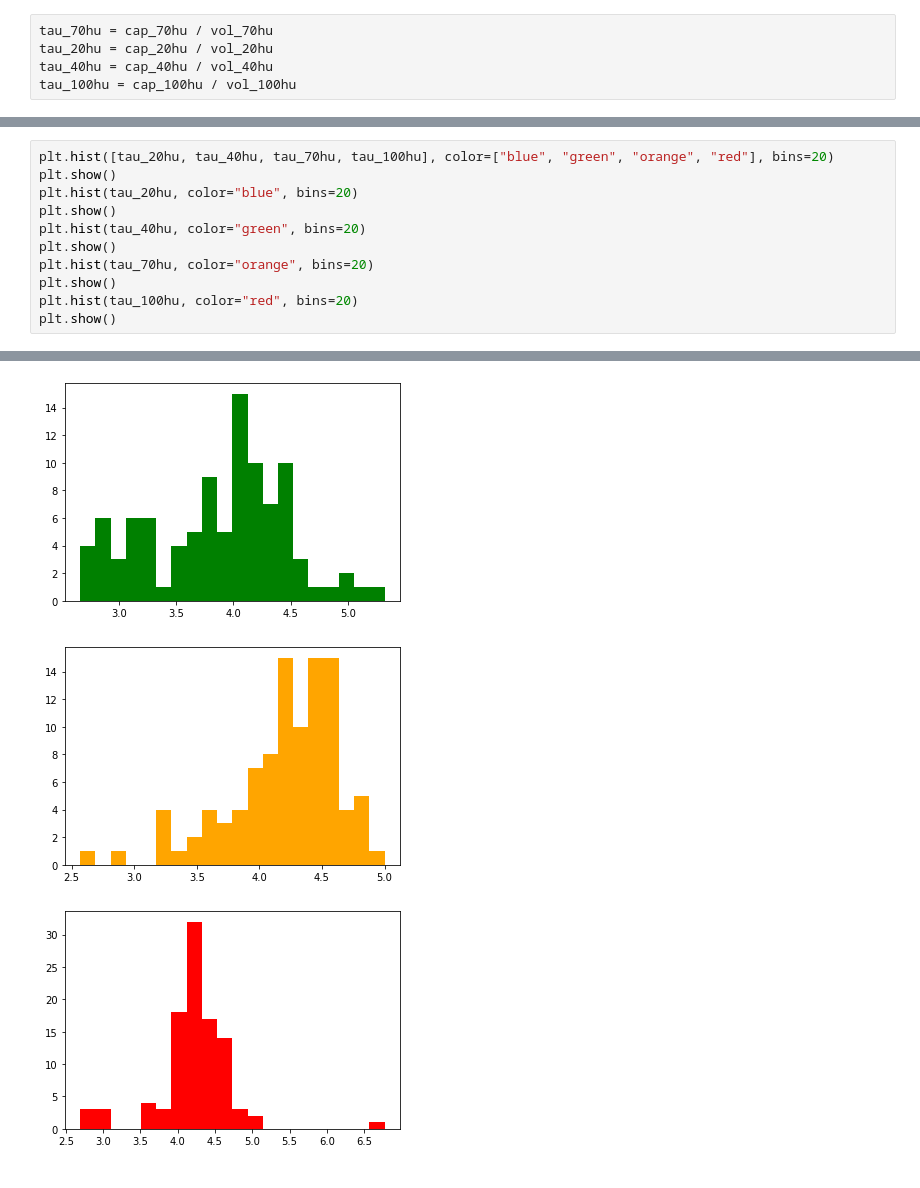
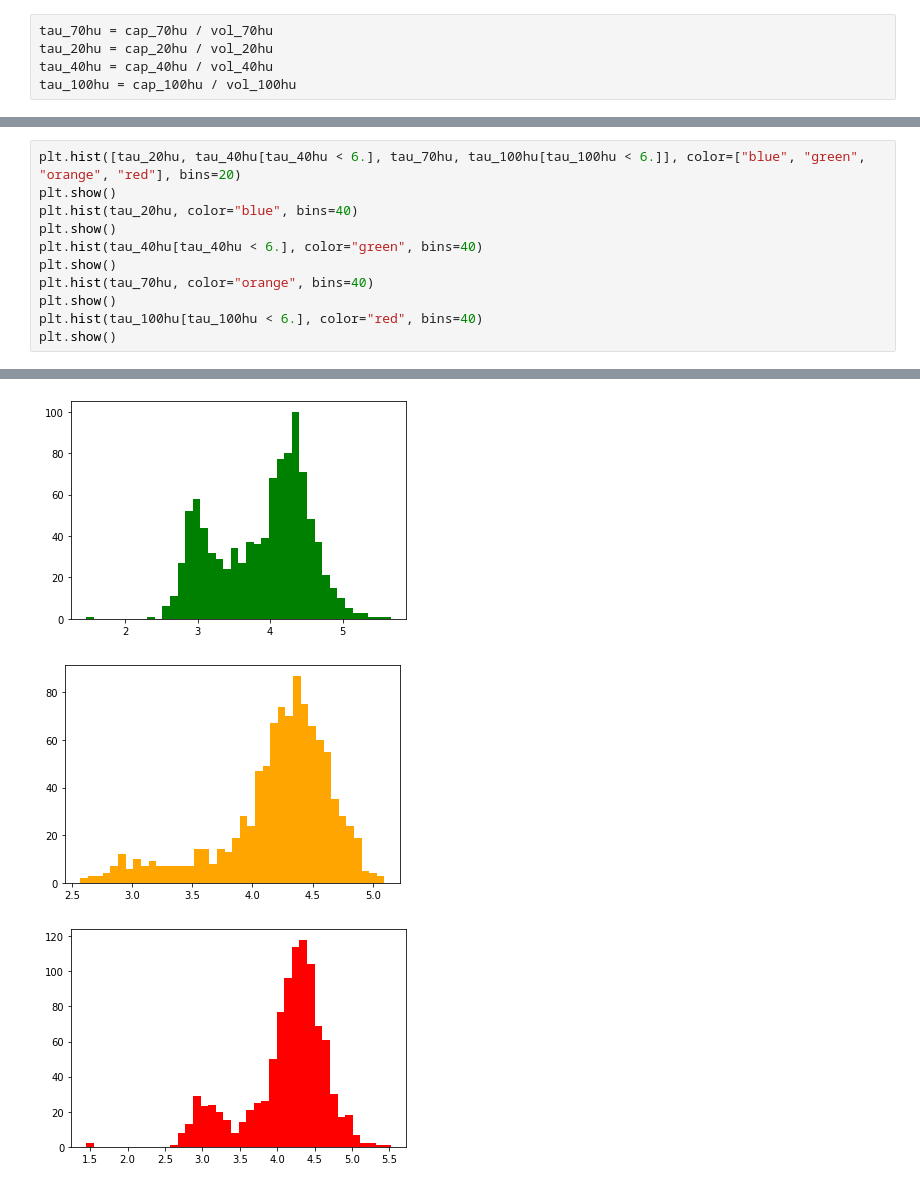
Before and after one commit to bogeorgiev/heating-up-dbs, a Jupyter notebook: explorations/toydata/hist-plots.ipynb, the cells around one changed output, grey strips where cells are left out. Saved outputs shown, nothing was run; the diff lists cells and outputs as text.

```diff
--- a/explorations/toydata/hist-plots.ipynb
+++ b/explorations/toydata/hist-plots.ipynb
@@ -33,12 +36,12 @@ print(tau_70hu.std(), tau_20hu.std(), tau_40hu.std(), tau_100hu.std())
 # %%
-plt.hist([tau_20hu, tau_40hu, tau_70hu, tau_100hu], color=["blue", "green", "orange", "red"], bins=20)
+plt.hist([tau_20hu, tau_40hu[tau_40hu < 6.], tau_70hu, tau_100hu[tau_100hu < 6.]], color=["blue", "green", "orange", "red"], bins=20)
 plt.show()
-plt.hist(tau_20hu, color="blue", bins=20)
+plt.hist(tau_20hu, color="blue", bins=40)
 plt.show()
-plt.hist(tau_40hu, color="green", bins=20)
+plt.hist(tau_40hu[tau_40hu < 6.], color="green", bins=40)
 plt.show()
-plt.hist(tau_70hu, color="orange", bins=20)
+plt.hist(tau_70hu, color="orange", bins=40)
 plt.show()
-plt.hist(tau_100hu, color="red", bins=20)
+plt.hist(tau_100hu[tau_100hu < 6.], color="red", bins=40)
 plt.show()
 # %% [output]
@@ -47,3 +50,3 @@ plt.show()
-[figure, old version]
+[figure, new version]
-[figure, old version]
+[figure, new version]
-[figure, old version]
+[figure, new version]
```
Also changed, not shown: parts of 8 cells of this notebook, 2 other files.
